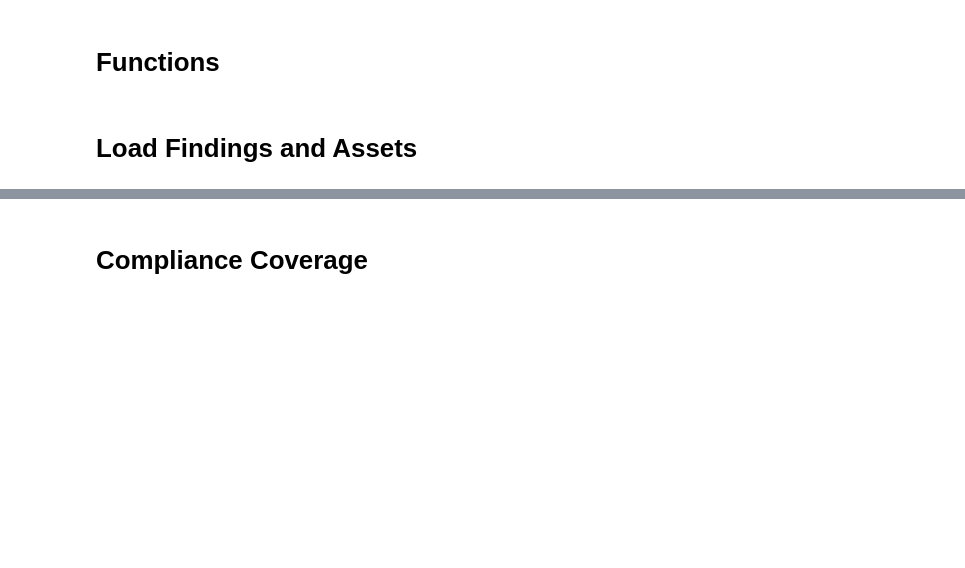
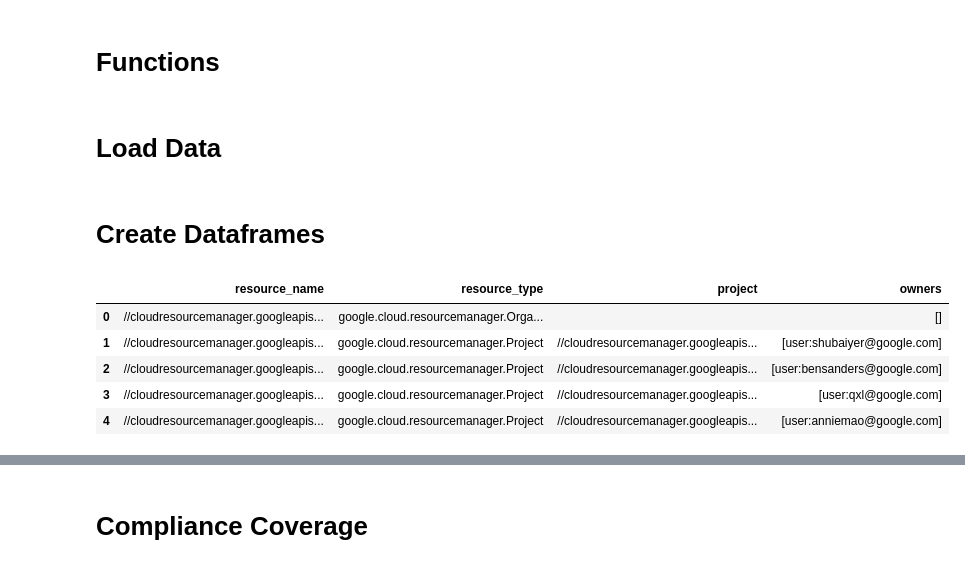
Before and after one commit to shadanan/gcp-jupyter, a Jupyter notebook: scc_compliance.ipynb, the cells around one changed output, grey strips where cells are left out. Drawn from its saved outputs; the diff is of its cells as text; code cells hidden in the pictures; blank space fills up the shorter version.

```diff
--- a/scc_compliance.ipynb
+++ b/scc_compliance.ipynb
@@ -88,3 +41,3 @@ def compute_verdicts(assets, findings, finding_configs):
 # %% [markdown]
-# Load Findings and Assets
+# Load Data
 # %%
@@ -96,0 +48,2 @@ vdf = compute_verdicts(assets, findings, finding_configs)
+# %% [markdown]
+# Create Dataframes
@@ -96,0 +82,9 @@ vdf = compute_verdicts(assets, findings, finding_configs)
+# %%
+adf.head()
+# %% [output]
+|  | resource_name | resource_type | project | owners |
+| 0 | //cloudresourcemanager.googleapis... | google.cloud.resourcemanager.Orga... |  | [] |
+| 1 | //cloudresourcemanager.googleapis... | google.cloud.resourcemanager.Project | //cloudresourcemanager.googleapis... | [user:shubaiyer@google.com] |
+| 2 | //cloudresourcemanager.googleapis... | google.cloud.resourcemanager.Project | //cloudresourcemanager.googleapis... | [user:bensanders@google.com] |
+| 3 | //cloudresourcemanager.googleapis... | google.cloud.resourcemanager.Project | //cloudresourcemanager.googleapis... | [user:qxl@google.com] |
+| 4 | //cloudresourcemanager.googleapis... | google.cloud.resourcemanager.Project | //cloudresourcemanager.googleapis... | [user:anniemao@google.com] |
```
Also changed, not shown: parts of 19 cells of this notebook, 1 other file.
